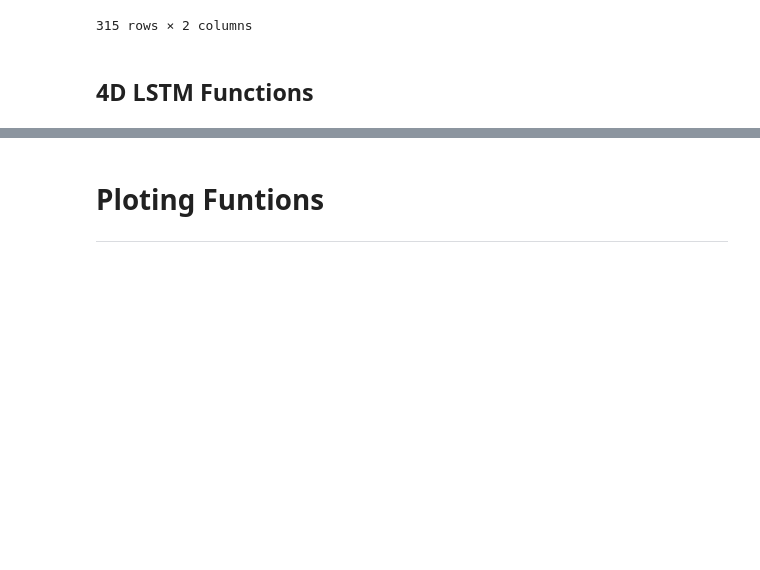
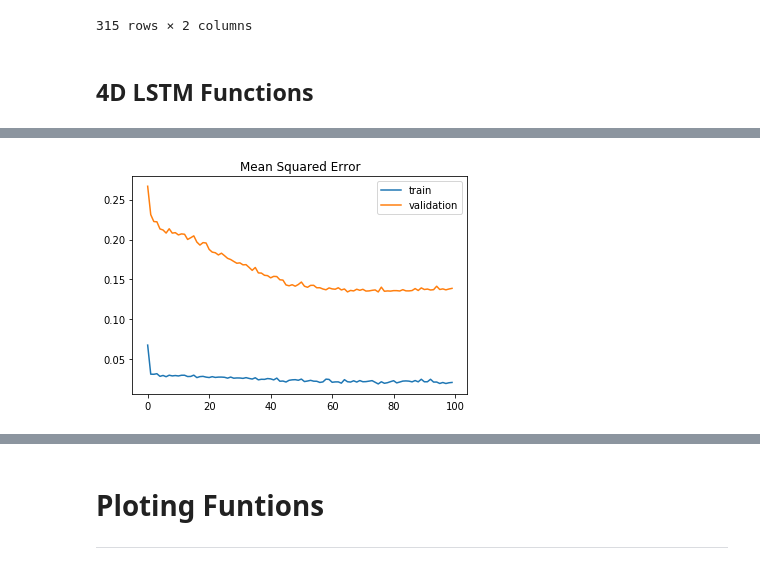
Before and after one commit to laramiedunlap/Project2, a Jupyter notebook: ying.ipynb, the cells around one changed output, grey strips where cells are left out. Cells and saved outputs as stored; diff of their text form; code cells hidden in the pictures; blank space fills up the shorter version.

```diff
--- a/ying.ipynb
+++ b/ying.ipynb
@@ -490 +531,10 @@ lstm_evaluation(model_fitted)
+# %%
+# plot mse during training
+pyplot.title('Mean Squared Error')
+pyplot.plot(history.history['mse'], label='train')
+pyplot.plot(history.history['val_mse'], label='validation')
+pyplot.legend()
+pyplot.show()
+# %% [output]
+[figure, added]
 # %%
```
Also changed, not shown: parts of 21 cells of this notebook, 1 other file.
